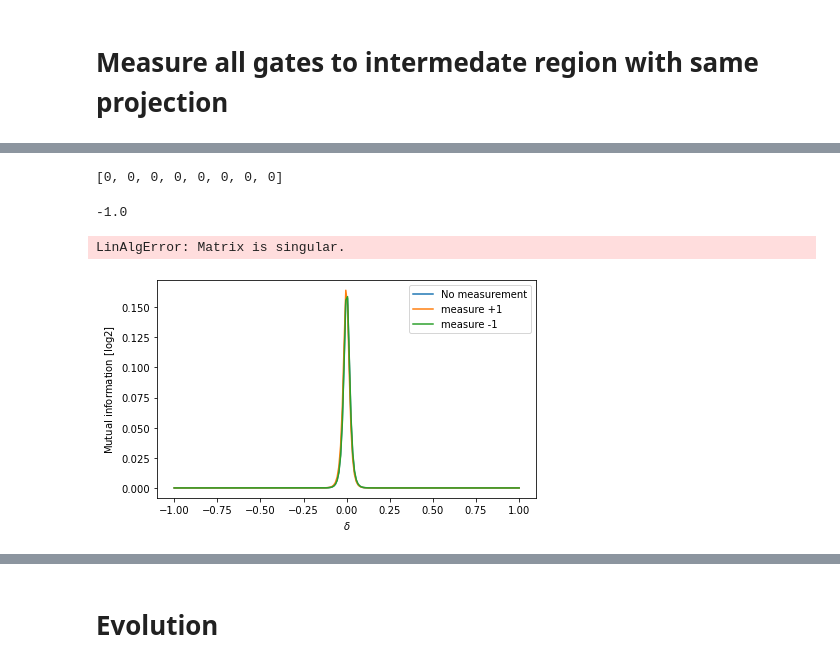
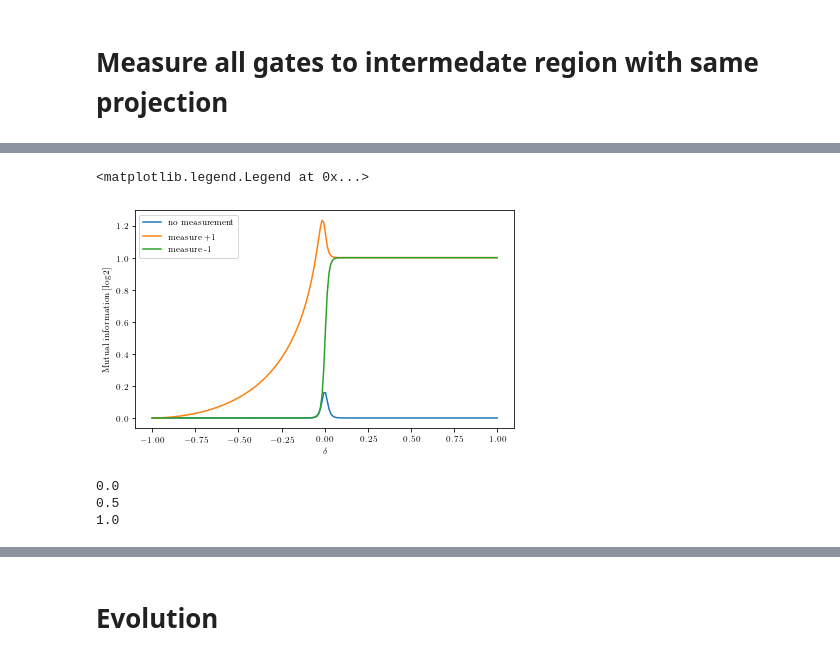
Before and after one commit to hainingpan/SPT, a Jupyter notebook: test_Majorana_chain.ipynb, the cells around one changed output, grey strips where cells are left out. Saved outputs shown, nothing was run; the diff lists cells and outputs as text; code cells hidden in the pictures.

Commit message:
add random gate projection based on probability

```diff
--- a/test_Majorana_chain.ipynb
+++ b/test_Majorana_chain.ipynb
@@ -13,6 +13,7 @@ plt.rcParams['font.size']=9
 plt.rcParams['axes.titlesize']=plt.rcParams['font.size']
 plt.rcParams['figure.figsize']=(6.8,4)
 # %%
+%%writefile Majorana_chain.py
 import numpy as np
 import scipy.sparse as sp
 import scipy.sparse.linalg as sla
@@ -152,20 +153,15 @@ class Params:
 
     def projection(self,s):
         '''
-        s= 0,1 occupancy number
-        i,j: adjacent pair of Majorana
-        flow is from alpha_{i,j} to gamma_{i,j}
+        occupancy number: s= 0,1
+        (-1)^0 even parity, (-1)^1 odd parity
 
-        return: the basis are ordered as gamma_i,gamma_j,alpha_j,alpha_i
         '''
         assert (s==0 or s==1),"s={} is either 0 or 1".format(s)
-        # blkmat=(np.array([[0,-(-1)**s],[(-1)**s,0]]))
-        # zero=np.zeros((2,2))
         blkmat=np.array([[0,-(-1)**s,0,0],
                         [(-1)**s,0,0,0],
                         [0,0,0,(-1)**s],
                         [0,0,-(-1)**s,0]])
-        # return np.block([[blkmat,zero],[zero,blkmat.T]])
         return blkmat
 
     # Slower than measure() 8.3x times
@@ -399,7 +395,11 @@ class Params:
             self.s_history.append(s)
             self.measure(s,i,i+1)
 
-    def measure_all(self,s):
+    def measure_all(self,s_prob):
+        '''
+        The probability of s=0 (unoccupied)
+
+        '''
         self.i_history=[]
         self.s_history=[]
         # proj_range=np.hstack([np.arange(int(self.L/2),self.L,2),np.arange(int(self.L/2),self.L,2)+self.L])
@@ -408,6 +408,12 @@ class Params:
         # proj_range=np.hstack([np.arange(int(self.L/2),self.L),np.arange(int(self.L/2),int(self.L/2)+2)+self.L])
         for i in proj_range:
             self.i_history.append(i)
+            if s_prob==0:
+                s=1
+            elif s_prob==1:
+                s=0
+            else:
+                s=s_prob<np.random.rand()
             self.s_history.append(s)
             self.measure(s,i,i+1)
 
@@ -1304,8 +1230,0 @@ ax.plot(delta_list,mutual_info_list)
-# %%
-for _ in range(10):
-    i=np.random.randint(2,15)
-    s=np.random.randint(0,2)
-    params.measure(s,i,i+1)
-# %%
-params=Params(delta=-0.3,L=16,bc=-1)
-params.measure_batch(10)
@@ -1357,5 +1264 @@ params.i_history
-# %%
-params.s_history
-# %% [output]
-[0, 0, 0, 0, 0, 0, 0, 0]
 # %%
@@ -1364,16 +1268,11 @@ mutual_info_list=[]
 for delta in delta_list:
     params=Params(delta=delta,L=64,bc=-1)
     mutual_info_list.append(params.mutual_information_m(np.arange(int(params.L/2)),np.arange(int(params.L/2))+params.L))
-# %%
-params=Params(delta=-.99,L=64,bc=-1)
-params.measure_all(0)
 # %%
+# all projections to 0
 mutual_info_pos_list=[]
 for delta in delta_list:
     params=Params(delta=delta,L=64,bc=-1)
-    params.measure_all(0)
+    params.measure_all(1)
     mutual_info_pos_list.append(params.mutual_information_m(np.arange(int(params.L/2)),np.arange(params.L/2)+params.L))
-# %% [output]
--1.0
-LinAlgError: Matrix is singular.
 # %%
@@ -1384,12 +1284,13 @@ for delta in delta_list:
     mutual_info_neg_list.append(params.mutual_information_m(np.arange(int(params.L/2)),np.arange(params.L/2)+params.L))
 # %%
 fig,ax=plt.subplots(figsize=(6.8,4))
-ax.plot(delta_list,mutual_info_list/np.log(2),label='No measurement')
+ax.plot(delta_list,mutual_info_list/np.log(2),label='no measurement')
 ax.plot(delta_list,mutual_info_pos_list/np.log(2),label='measure +1')
 ax.plot(delta_list,mutual_info_neg_list/np.log(2),label='measure -1')
 ax.set_xlabel(r'$\delta$')
 ax.set_ylabel(r'Mutual information [$\log 2$]')
 ax.legend()
-fig.savefig('/mnt/d/kitp/Rp_SPT/4/M_L64_ApBp_shared.pdf',bbox_inches='tight')
+# fig.savefig('/mnt/d/kitp/Rp_SPT/4/M_L64_ApBp_shared.pdf',bbox_inches='tight')
 # %% [output]
+<matplotlib.legend.Legend at 0x...>
-[figure, old version]
+[figure, new version]
@@ -1395,0 +1306,11 @@ fig.savefig('/mnt/d/kitp/Rp_SPT/4/M_L64_ApBp_shared.pdf',bbox_inches='tight')
+# %%
+s_prob_list=np.linspace(0,1,3)
+delta_s_prob_list={}
+MI_s_prob_list={}
+for i in s_prob_list:
+    print(i)
+    delta_s_prob_list[i],MI_s_prob_list[i]=mutual_info_run(i)
+# %% [output]
+0.0
+0.5
+1.0
```
Also changed, not shown: parts of 33 cells of this notebook, 3 other files.
